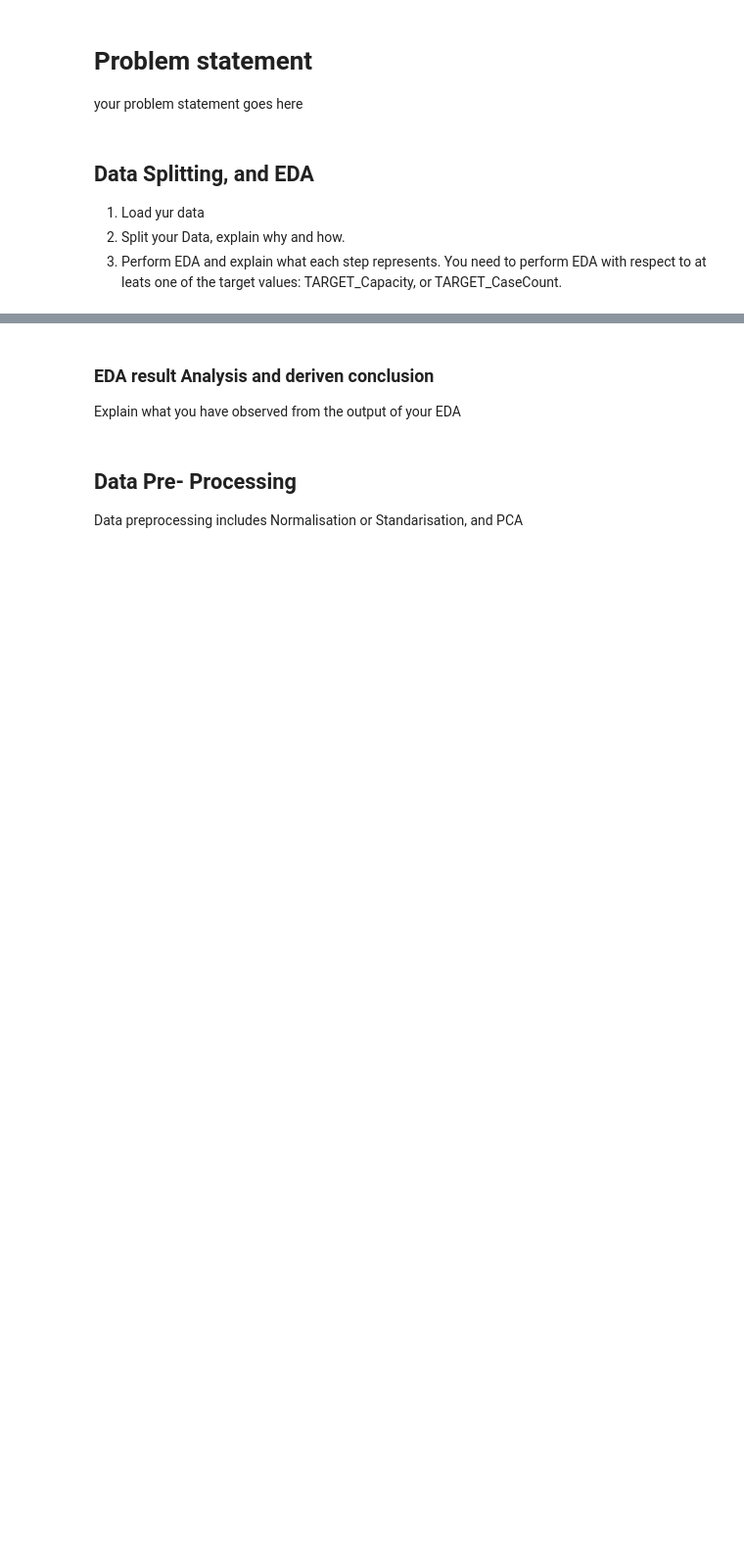
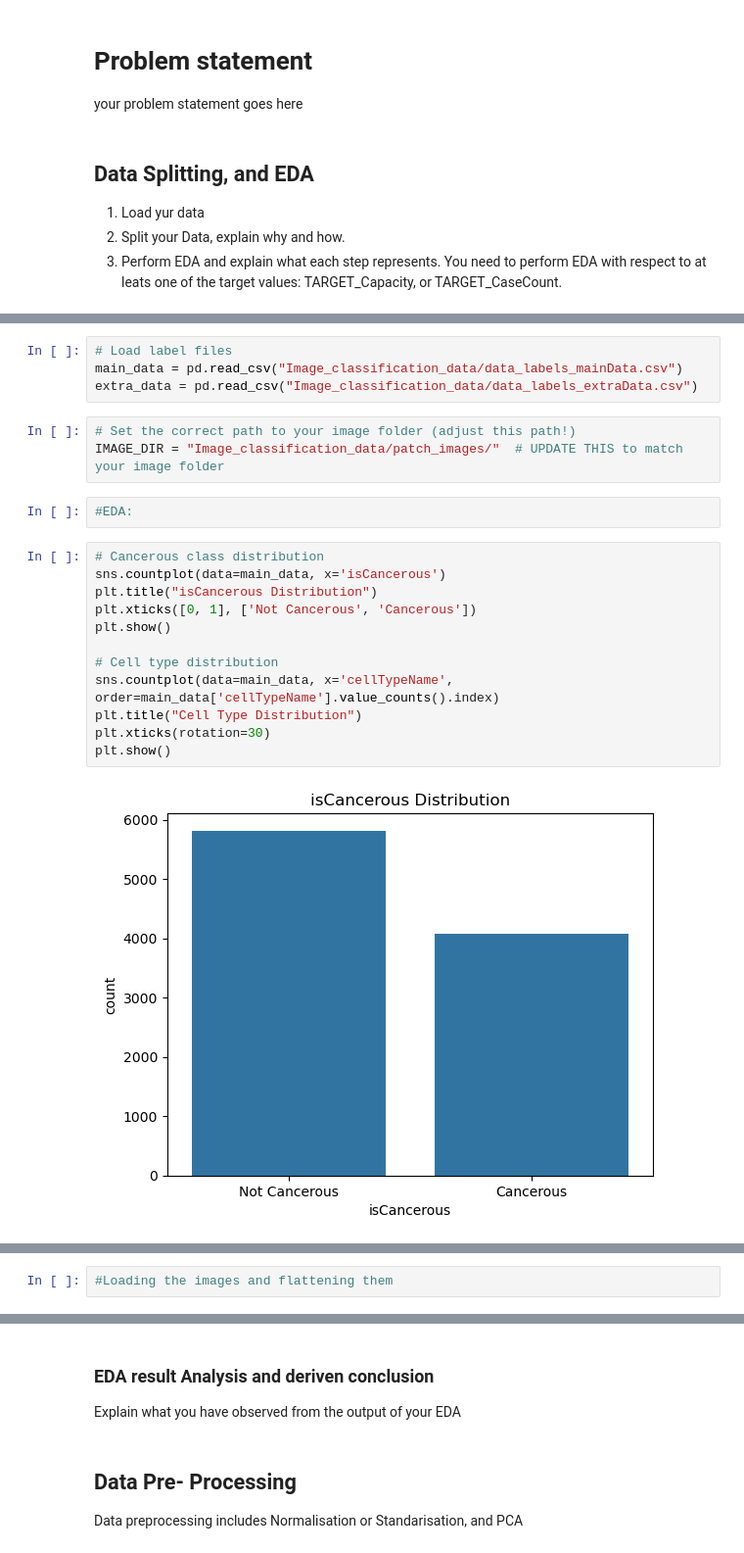
Before and after one commit to aryabad/ML_A2, a Jupyter notebook: Template2_UG_RENAME_to_your_student_number.ipynb, the cells around one changed output, grey strips where cells are left out. Shown at 98% size. Cells and saved outputs as stored; diff of their text form; blank space fills up the shorter version.

```diff
--- a/Template2_UG_RENAME_to_your_student_number.ipynb
+++ b/Template2_UG_RENAME_to_your_student_number.ipynb
@@ -22,2 +29,25 @@ import numpy as np
 ## TODO
 ## three above steps
+# %%
+# Load label files
+main_data = pd.read_csv("Image_classification_data/data_labels_mainData.csv")
+extra_data = pd.read_csv("Image_classification_data/data_labels_extraData.csv")
+# %%
+# Set the correct path to your image folder (adjust this path!)
+IMAGE_DIR = "Image_classification_data/patch_images/"  # UPDATE THIS to match your image folder
+# %%
+#EDA:
+# %%
+# Cancerous class distribution
+sns.countplot(data=main_data, x='isCancerous')
+plt.title("isCancerous Distribution")
+plt.xticks([0, 1], ['Not Cancerous', 'Cancerous'])
+plt.show()
+
+# Cell type distribution
+sns.countplot(data=main_data, x='cellTypeName', order=main_data['cellTypeName'].value_counts().index)
+plt.title("Cell Type Distribution")
+plt.xticks(rotation=30)
+plt.show()
+# %% [output]
+[figure, added]
@@ -23,0 +55,2 @@ import numpy as np
+# %%
+#Loading the images and flattening them
```
Also changed, not shown: parts of 9 cells of this notebook.
